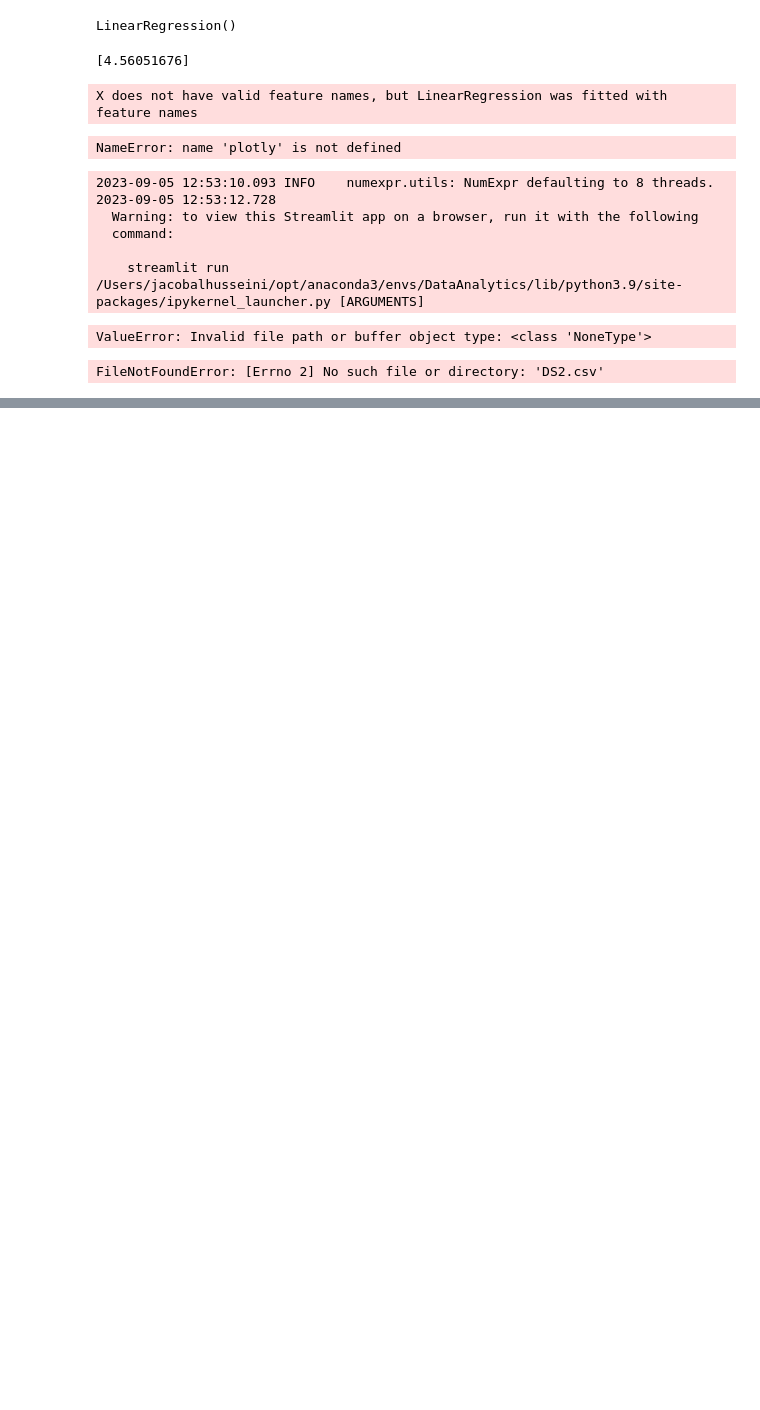
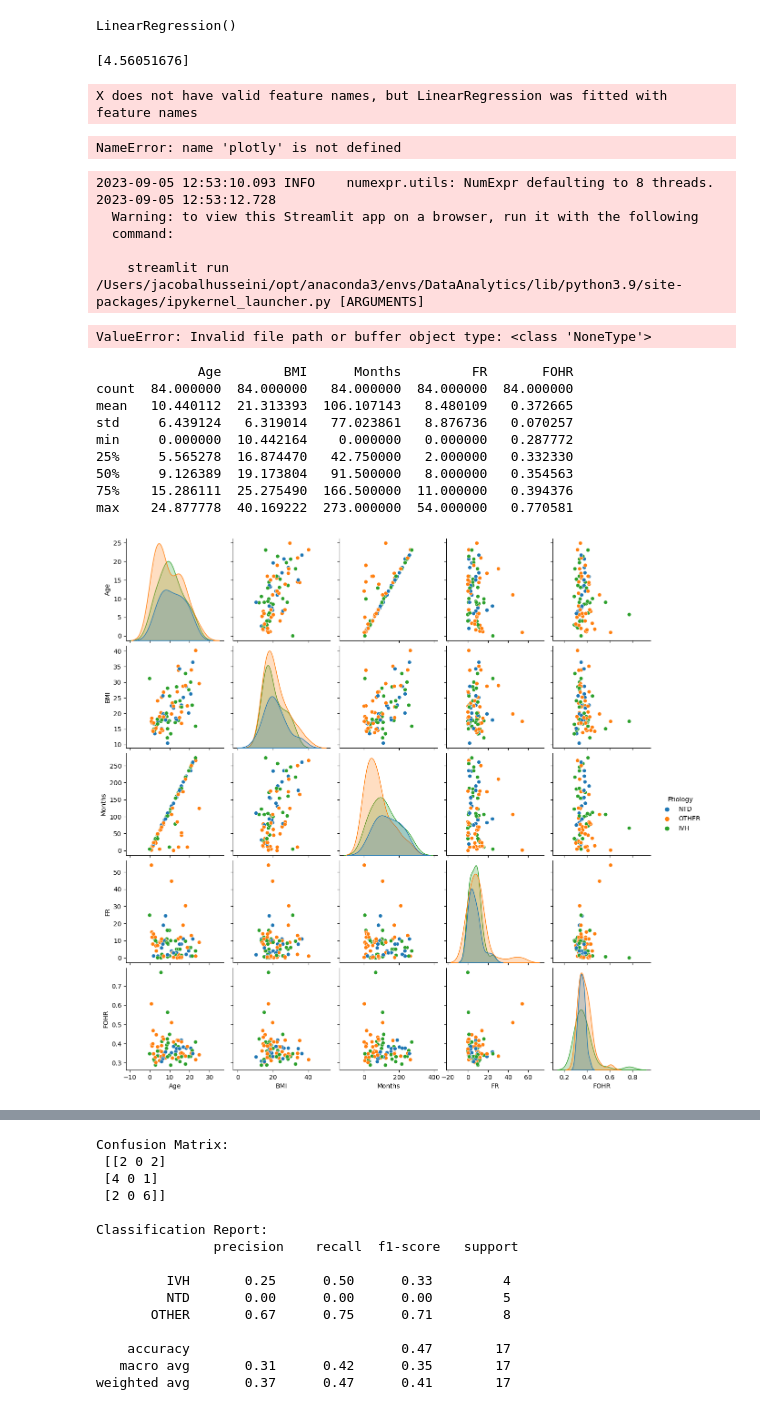
Before and after one commit to jkalhusseini/CSFlow, a Jupyter notebook: D/test.ipynb, the cells around one changed output, grey strips where cells are left out. Cells and saved outputs as stored; diff of their text form; code cells hidden in the pictures; blank space fills up the shorter version.

```diff
--- a/D/test.ipynb
+++ b/D/test.ipynb
@@ -294,7 +294,7 @@ from sklearn.metrics import confusion_matrix, classification_report
 from sklearn.preprocessing import StandardScaler
 
 # Load the data
-data = pd.read_csv('DS2.csv')  # Replace 'your_data_file.csv' with your actual data file
+data = pd.read_csv('DS1.csv')  # Replace 'your_data_file.csv' with your actual data file
 
 # Data exploration and visualization
 # Summary statistics
@@ -309,31 +309,40 @@ corr_matrix = data.corr()
 plt.figure(figsize=(10, 8))
 sns.heatmap(corr_matrix, annot=True, cmap='coolwarm')
 plt.title('Correlation Heatmap')
 plt.show()
 
 # Split the data into train and test sets
 X = data[['Age', 'BMI', 'Months', 'FR', 'FOHR']]
 y = data['Etiology']
 
 X_train, X_test, y_train, y_test = train_test_split(X, y, test_size=0.2, random_state=42)
 
 # Standardize the features
 scaler = StandardScaler()
 X_train = scaler.fit_transform(X_train)
 X_test = scaler.transform(X_test)
 
 # Fit a Generalized Linear Model (GLM)
 model = LogisticRegression(max_iter=1000, random_state=42)
 model.fit(X_train, y_train)
 
 # Evaluate the model
 y_pred = model.predict(X_test)
 
 # Confusion matrix and classification report
 conf_matrix = confusion_matrix(y_test, y_pred)
 class_report = classification_report(y_test, y_pred)
 
 print("Confusion Matrix:\n", conf_matrix)
 print("\nClassification Report:\n", class_report)
 # %% [output]
-FileNotFoundError: [Errno 2] No such file or directory: 'DS2.csv'
+             Age        BMI      Months         FR       FOHR
+count  84.000000  84.000000   84.000000  84.000000  84.000000
+mean   10.440112  21.313393  106.107143   8.480109   0.372665
+std     6.439124   6.319014   77.023861   8.876736   0.070257
+min     0.000000  10.442164    0.000000   0.000000   0.287772
+25%     5.565278  16.874470   42.750000   2.000000   0.332330
+50%     9.126389  19.173804   91.500000   8.000000   0.354563
+75%    15.286111  25.275490  166.500000  11.000000   0.394376
+max    24.877778  40.169222  273.000000  54.000000   0.770581
+[figure, added]
@@ -339,0 +350,15 @@ FileNotFoundError: [Errno 2] No such file or directory: 'DS2.csv'
+Confusion Matrix:
+ [[2 0 2]
+ [4 0 1]
+ [2 0 6]]
+
+Classification Report:
+               precision    recall  f1-score   support
+
+         IVH       0.25      0.50      0.33         4
+         NTD       0.00      0.00      0.00         5
+       OTHER       0.67      0.75      0.71         8
+
+    accuracy                           0.47        17
+   macro avg       0.31      0.42      0.35        17
+weighted avg       0.37      0.47      0.41        17
```
Also changed, not shown: parts of 2 cells of this notebook, 2 other files.
